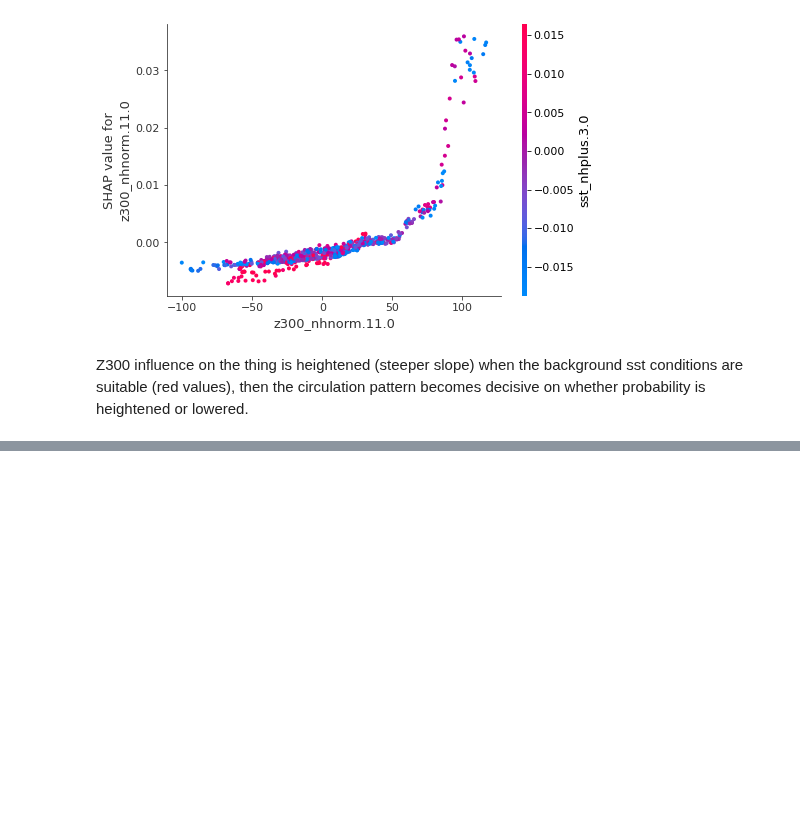
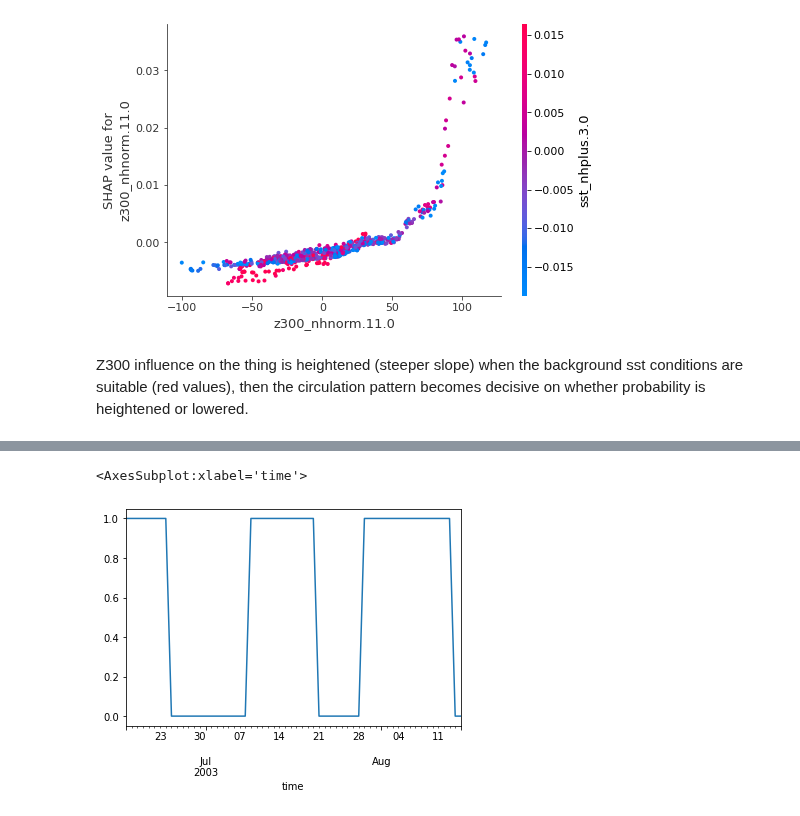
Before and after one commit to chiemvs/Weave, a Jupyter notebook: notebooks/visualize_shap.ipynb, the cells around one changed output, grey strips where cells are left out. Drawn from its saved outputs; the diff is of its cells as text; code cells hidden in the pictures; blank space fills up the shorter version.

```diff
--- a/notebooks/visualize_shap.ipynb
+++ b/notebooks/visualize_shap.ipynb
@@ -71,0 +84,5 @@ Index(['siconc_nhmin.11.0', 'siconc_nhmin.11.1', 'siconc_nhmin.15.0',
+# %%
+y.iloc[hw_slice].astype('int').plot()
+# %% [output]
+<AxesSubplot:xlabel='time'>
+[figure, added]
```
Also changed, not shown: parts of 8 cells of this notebook, 2 other files.
